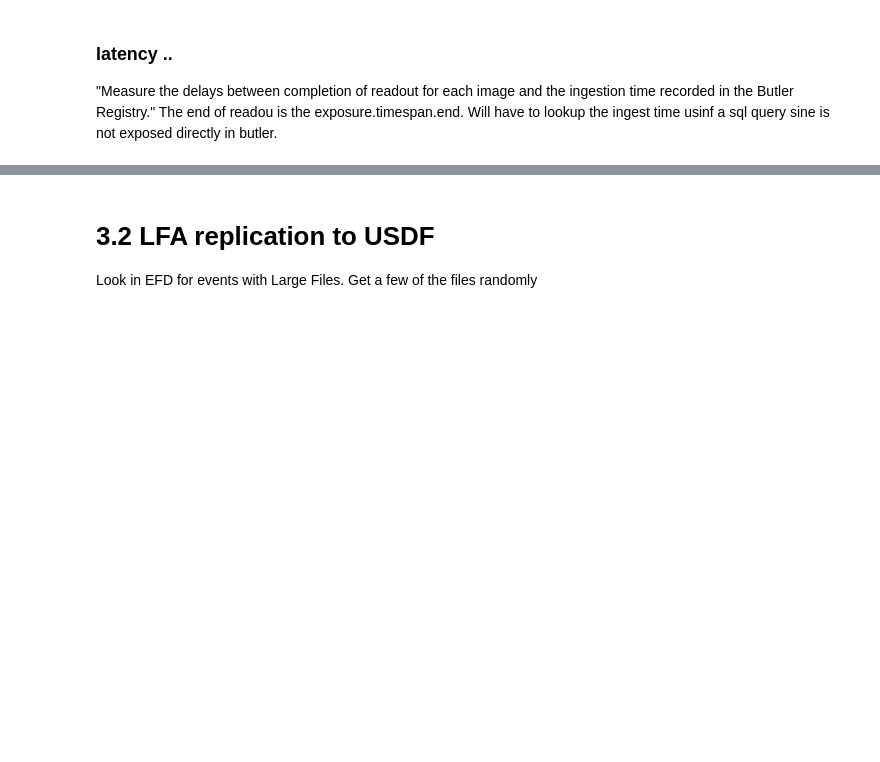
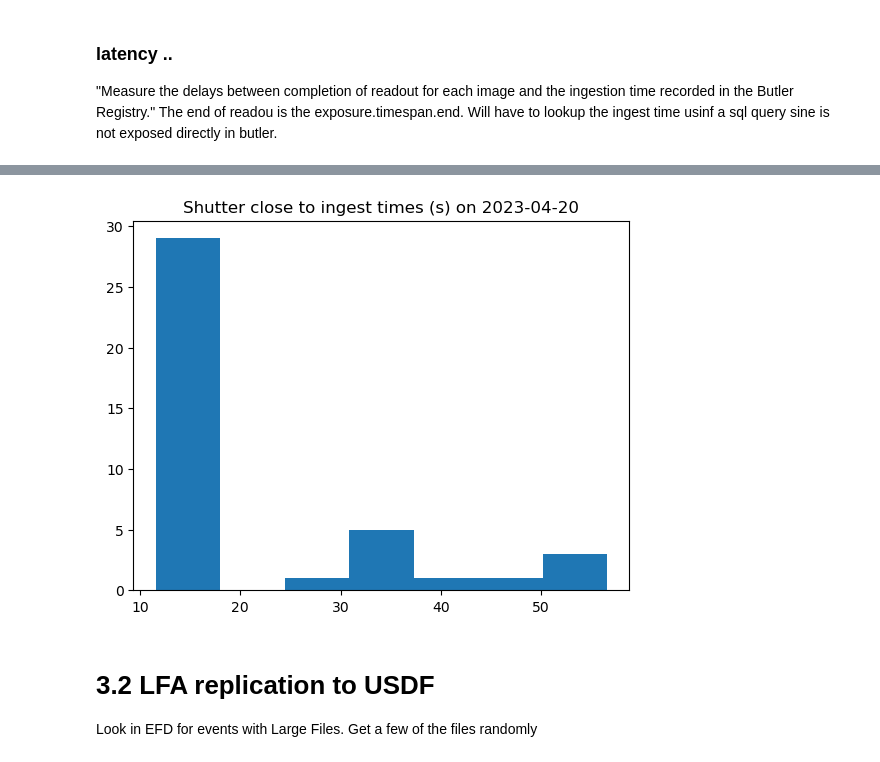
Before and after one commit to lsst/rtn-053, a Jupyter notebook: RTN-053-USDF.ipynb, the cells around one changed output, grey strips where cells are left out. Cells and saved outputs as stored; diff of their text form; code cells hidden in the pictures; blank space fills up the shorter version.

Commit message:
plots

```diff
--- a/RTN-053-USDF.ipynb
+++ b/RTN-053-USDF.ipynb
@@ -75,3 +77,11 @@ Time between shutter close and ingest mean:0.23482382218469838, std:0.0180585511
+# %%
+import matplotlib.pyplot as plt
+seconds = list(map(lambda t:t*60.0,times))
+plt.hist(seconds,bins='auto')
+plt.title(f"Shutter close to ingest times (s) on {day}")
+plt.show()
+# %% [output]
+[figure, added]
 # %% [markdown]
 # 3.2 LFA replication to USDF
 Look in EFD for events with Large Files.
```
Also changed, not shown: parts of 10 cells of this notebook.
